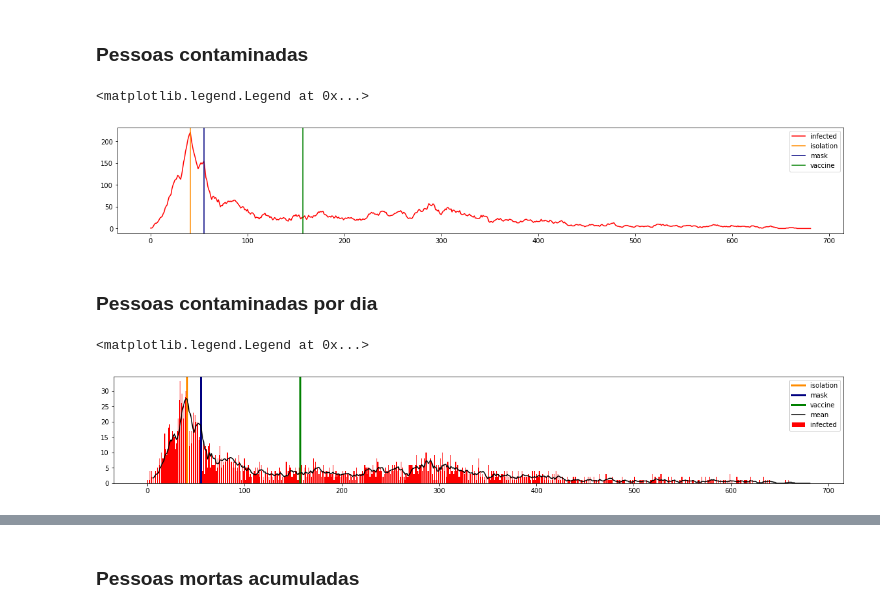
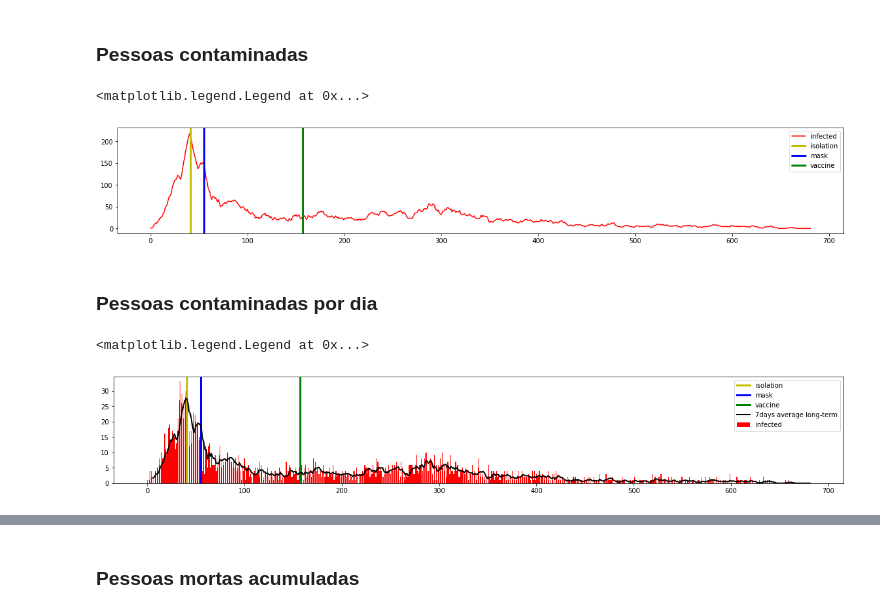
Before and after one commit to senavs/TTIC, a Jupyter notebook: notebooks/analytics.ipynb, the cells around one changed output, grey strips where cells are left out. Drawn from its saved outputs; the diff is of its cells as text; code cells hidden in the pictures.

Commit message:
feat: add 7 days moving average long-term

```diff
--- a/notebooks/analytics.ipynb
+++ b/notebooks/analytics.ipynb
@@ -24,7 +24,7 @@ steps = pd.read_csv(os.path.join(FOLDER_DIR, 'sheet', 'steps.csv'))
 prevt = pd.read_csv(os.path.join(FOLDER_DIR, 'sheet', 'prevt.csv'))
 # %%
 def add_vertical_lines():
-    for column, color in zip(prevt.columns, ['darkorange', 'navy', 'green']):
+    for column, color in zip(prevt.columns, ['y', 'b', 'g']):
         value = prevt.loc[0, column]
         if not value:
             continue
@@ -66,18 +66,18 @@ add_vertical_lines()
 plt.legend()
 # %% [output]
 <matplotlib.legend.Legend at 0x...>
-[figure, old version]
+[figure, new version]
 # %% [markdown]
 ### Pessoas contaminadas por dia
 # %%
 plt.figure(figsize=(20,3))
 data = infected_by_day.sum(axis=1)
 rolling = data.rolling(7).mean()
 
 plt.bar(data.index, data.values, color='r', label='infected')
 add_vertical_lines()
-plt.plot(rolling, color='black', label='mean')
+plt.plot(rolling, color='black', label='7days average long-term', linewidth=2)
 plt.legend()
 # %% [output]
 <matplotlib.legend.Legend at 0x...>
-[figure, old version]
+[figure, new version]
```
Also changed, not shown: parts of 3 cells of this notebook.
